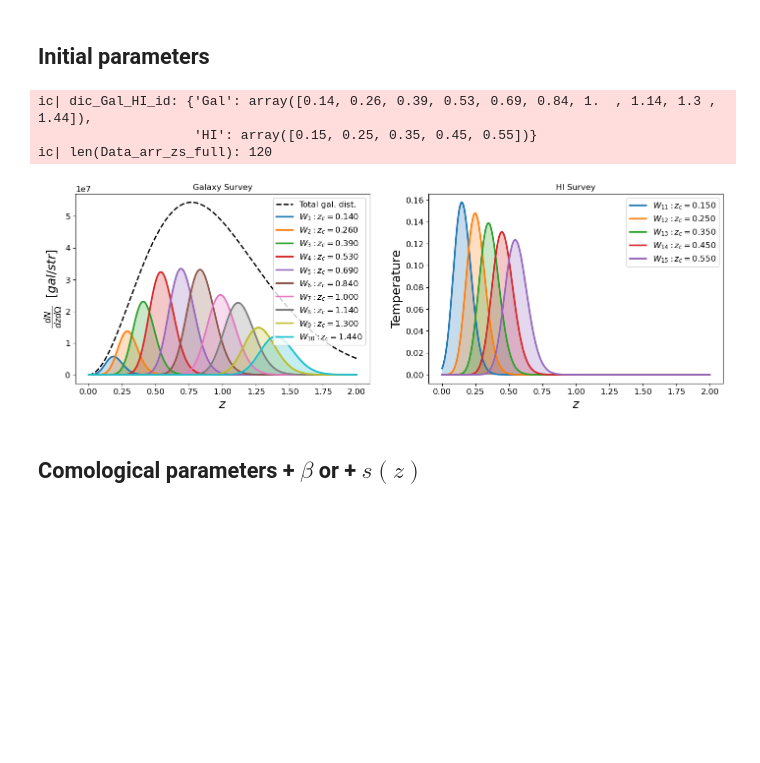
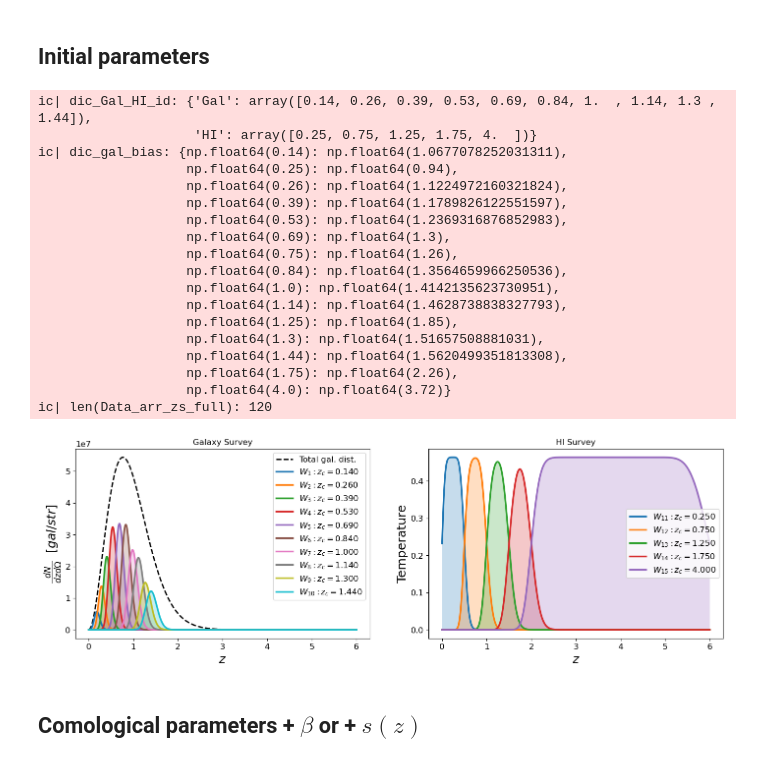
Before and after one commit to GreenTS27/Photo_Surveys-HI_IM-Fisher_Matrix, a Jupyter notebook: Fisher_Matrix_C_ell_vs_w_t.ipynb, the cells around one changed output. Drawn from its saved outputs; the diff is of its cells as text; code cells hidden in the pictures; blank space fills up the shorter version.

```diff
--- a/Fisher_Matrix_C_ell_vs_w_t.ipynb
+++ b/Fisher_Matrix_C_ell_vs_w_t.ipynb
@@ -292,7 +292,11 @@ arr_z_min_SKA = np.array([0.0, 0.5, 1.0, 1.5, 2.0])
 arr_z_max_SKA = np.array([0.5, 1.0, 1.5, 2.0, 6.0])
 
 arr_z_central_SKA = (arr_z_min_SKA + arr_z_max_SKA) / 2
+ic(arr_z_central_SKA)
+
 nu_ref = 1420.0 # MHz, frequency of the HI line
+arr_nu_min_SKA =  nu_ref / (arr_z_max_SKA+1)
+arr_nu_max_SKA =  nu_ref / (arr_z_min_SKA+1)
 arr_nu_central_SKA = nu_ref / (arr_z_central_SKA+1)
 
 f_sky_SKA = np.around(1/2 * (1 - np.cos( np.radians(np.sqrt(20000) )) ), 3 ) # 5000 deg2 max sky coverage
@@ -482,5 +504,4 @@ if Survey_Gal == "Euclid":
 # %%
-
 N_bins_Total = N_bins_Gal+N_bins_HI
 
 # Creating central redshifts and redshift combinations
@@ -501,6 +522,11 @@ for i in range(N_bins_Total):
             arr_bin_width[i] = np.abs(arr_z_central_MK[index_HI] - arr_z_central_MK[index_HI+1])/2
 
             arr_bin_width_nu[index_HI] = np.abs(arr_nu_central_MK[index_HI] - arr_nu_central_MK[index_HI+1])/2
+        if Survey_HI == "SKA":
+            arr_z_central[i] = arr_z_central_SKA[index_HI]
+            arr_bin_width[i] = np.abs(arr_z_min_SKA[index_HI] - arr_z_max_SKA[index_HI])/2
+
+            arr_bin_width_nu[index_HI] = np.abs(arr_nu_min_SKA[index_HI] - arr_nu_max_SKA[index_HI])/2
 
 # Identify the z-bins of Gal and HI survey
 dic_Gal_HI_id  = {}
@@ -508,5 +534,19 @@ dic_Gal_HI_id["Gal"] = arr_z_central[:N_bins_Gal]
 dic_Gal_HI_id["HI"] = arr_z_central[N_bins_Gal:N_bins_Total]
 ic(dic_Gal_HI_id)
 
+# Bias values
+dic_gal_bias = {}
+for i, z_c in enumerate(arr_z_central):
+
+    if z_c in dic_Gal_HI_id["Gal"] and Survey_Gal=="LSST":
+        dic_gal_bias[z_c] = arr_gal_bias_LSST_Y10[i]
+    elif z_c in dic_Gal_HI_id["Gal"]:
+        dic_gal_bias[z_c] = bias_func_Gal(z_c)
+
+    if z_c in dic_Gal_HI_id["HI"] and Survey_HI=="Meerkat":
+        dic_gal_bias[z_c] = bias_HI(z_c)
+    elif z_c in dic_Gal_HI_id["HI"] and Survey_HI=="SKA":
+        dic_gal_bias[z_c] = arr_gal_bias_SKA[i-N_bins_Gal]
+ic(dic_gal_bias)
 
 Data_arr_zs_auto= np.zeros((N_bins_Total,2))
@@ -514,33 +554,48 @@ Data_arr_zs_full= np.zeros( (int(N_bins_Total*(N_bins_Total+1)/2), 2) )   # The
 count = 0
 for i in range(N_bins_Total):
 
     z_c_i = arr_z_central[i]
     Data_arr_zs_auto[i] = np.array( [z_c_i, z_c_i] )
 
     for j in range( N_bins_Total -i ):
         z_c_j = arr_z_central[i+j]  # We do i+j since we don't want to repeat combinations
         Data_arr_zs_full[count] = np.array( [z_c_i, z_c_j] )
         count+=1
 
 del i, j, z_c_i, z_c_j, count
 # ic(Data_arr_zs_full)
 ic((len(Data_arr_zs_full)))
 
 # Calculate Window functions
-arr_zs = np.linspace(0, 2, 1000)
-sigma_val = 0.05
+# arr_zs = np.linspace(0, 2, 1000)
+arr_zs = np.linspace(0, np.max(arr_z_central) + np.max(arr_bin_width), 1000)
+
 arr_sigma_z = sigma_val*(1+arr_zs)
 
-if Survey_Gal == "Euclid" and Survey_HI == "Meerkat":
-    dic_Window  = Window_func_Gal_HI(arr_zs, arr_z_central, z0_Euclid, N_gal_Euclid,
-                                     sigma_val=sigma_val, arr_bin_width=arr_bin_width, func_pz=pz_Euclid, W_func="W_erf",
-                                     dic_Gal_HI_id=dic_Gal_HI_id,
-                                     Show_WS=True, Fig_y_unit="gal/str")
+dic_Window  = Window_func_Gal_HI(arr_zs, arr_z_central, z0_value, N_gal_value,
+                                sigma_val=sigma_val, arr_bin_width=arr_bin_width, func_pz=func_pz, W_func="W_erf",
+                                dic_Gal_HI_id=dic_Gal_HI_id,
+                                Show_WS=True, Fig_y_unit="gal/str")
 # %% [output]
 ic| dic_Gal_HI_id: {'Gal': array([0.14, 0.26, 0.39, 0.53, 0.69, 0.84, 1.  , 1.14, 1.3 , 1.44]),
-                    'HI': array([0.15, 0.25, 0.35, 0.45, 0.55])}
+                    'HI': array([0.25, 0.75, 1.25, 1.75, 4.  ])}
+ic| dic_gal_bias: {np.float64(0.14): np.float64(1.0677078252031311),
+                   np.float64(0.25): np.float64(0.94),
+                   np.float64(0.26): np.float64(1.1224972160321824),
+                   np.float64(0.39): np.float64(1.1789826122551597),
+                   np.float64(0.53): np.float64(1.2369316876852983),
+                   np.float64(0.69): np.float64(1.3),
+                   np.float64(0.75): np.float64(1.26),
+                   np.float64(0.84): np.float64(1.3564659966250536),
+                   np.float64(1.0): np.float64(1.4142135623730951),
+                   np.float64(1.14): np.float64(1.4628738838327793),
+                   np.float64(1.25): np.float64(1.85),
+                   np.float64(1.3): np.float64(1.51657508881031),
+                   np.float64(1.44): np.float64(1.5620499351813308),
+                   np.float64(1.75): np.float64(2.26),
+                   np.float64(4.0): np.float64(3.72)}
 ic| len(Data_arr_zs_full): 120
-[figure, old version]
+[figure, new version]
 # %% [markdown]
 ## Comological parameters + $\beta$ or + $s(z)$
 # %% [markdown]
```
Also changed, not shown: parts of 14 cells of this notebook.
